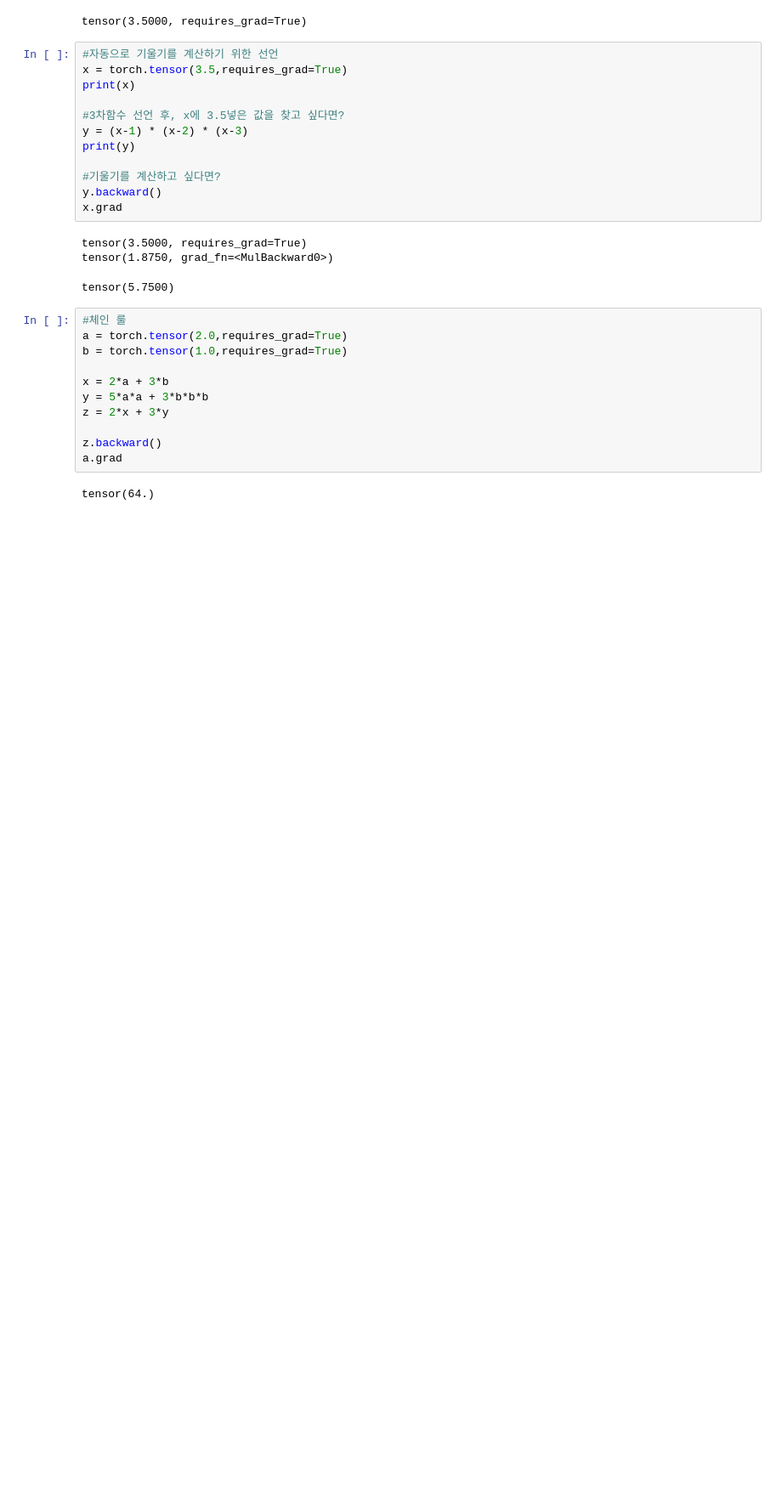
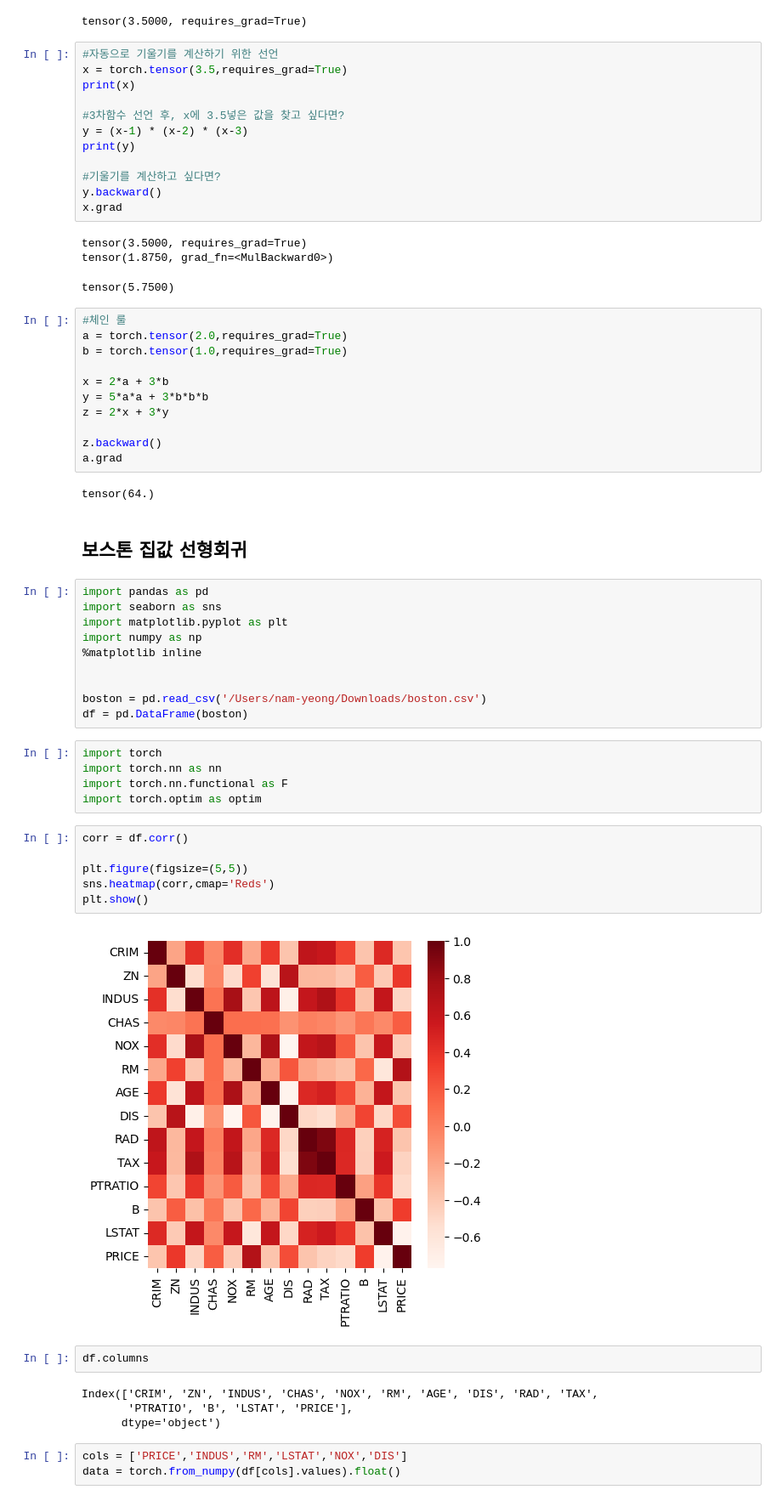
Before and after one commit to skadudd/adDev, a Jupyter notebook: DA_study/deeplearning/08.pytorch.ipynb, the cells around one changed output. Shown at 85% size. Saved outputs shown, nothing was run; the diff lists cells and outputs as text; blank space fills up the shorter version.

```diff
--- a/DA_study/deeplearning/08.pytorch.ipynb
+++ b/DA_study/deeplearning/08.pytorch.ipynb
@@ -41,3 +43,37 @@ z.backward()
 a.grad
 # %% [output]
 tensor(64.)
+# %% [markdown]
+## 보스톤 집값 선형회귀
+# %%
+import pandas as pd
+import seaborn as sns
+import matplotlib.pyplot as plt
+import numpy as np
+%matplotlib inline
+
+
+boston = pd.read_csv('/Users/nam-yeong/Downloads/boston.csv')
+df = pd.DataFrame(boston)
+# %%
+import torch
+import torch.nn as nn
+import torch.nn.functional as F
+import torch.optim as optim
+# %%
+corr = df.corr()
+
+plt.figure(figsize=(5,5))
+sns.heatmap(corr,cmap='Reds')
+plt.show()
+# %% [output]
+[figure, added]
+# %%
+df.columns
+# %% [output]
+Index(['CRIM', 'ZN', 'INDUS', 'CHAS', 'NOX', 'RM', 'AGE', 'DIS', 'RAD', 'TAX',
+       'PTRATIO', 'B', 'LSTAT', 'PRICE'],
+      dtype='object')
+# %%
+cols = ['PRICE','INDUS','RM','LSTAT','NOX','DIS']
+data = torch.from_numpy(df[cols].values).float()
```
Also changed, not shown: parts of 23 cells of this notebook, 5 other files.
